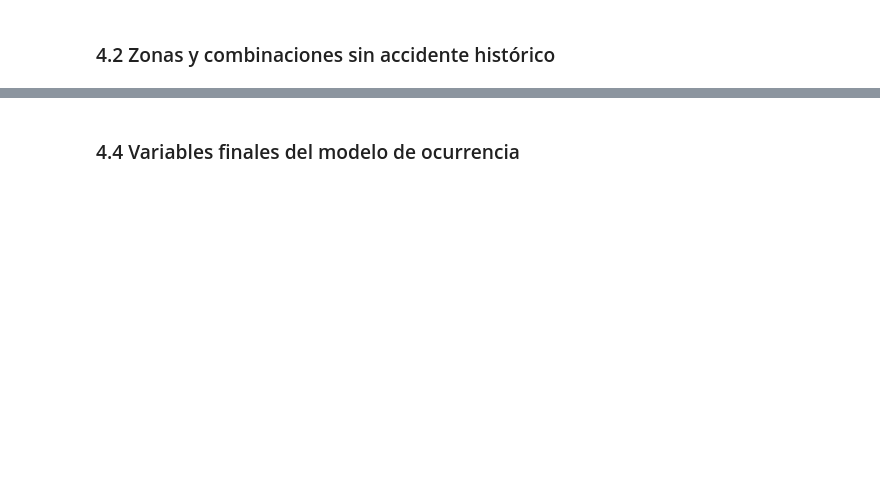
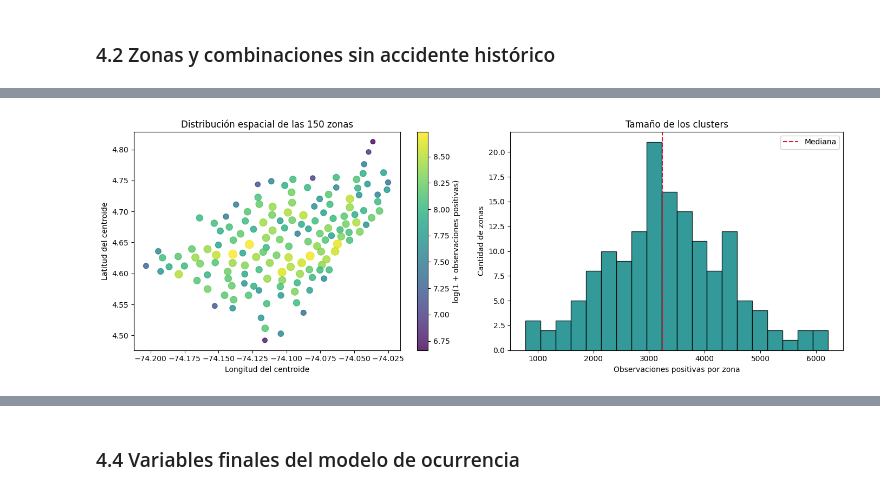
Before and after one commit to carlossil05/Prediruta, a Jupyter notebook: data/construccion_dataset.ipynb, the cells around one changed output, grey strips where cells are left out. Cells and saved outputs as stored; diff of their text form; code cells hidden in the pictures; blank space fills up the shorter version.

```diff
--- a/data/construccion_dataset.ipynb
+++ b/data/construccion_dataset.ipynb
@@ -400,5 +541,6 @@ Se construye la cuadrícula completa de `150 × 12 × 7 × 24 = 302.400` combina
 # %%
 # Agrupar los casos históricos en zonas geográficas
+coordenadas_train = casos_cluster_train[['LATITUD', 'LONGITUD']]
 coordenadas = casos[['LATITUD', 'LONGITUD']]
 
 kmeans = MiniBatchKMeans(
@@ -407,7 +549,8 @@ kmeans = MiniBatchKMeans(
     batch_size=10_000,
     n_init=3
 )
-casos['ZONA_CIUDAD'] = kmeans.fit_predict(coordenadas)
+kmeans.fit(coordenadas_train)
+casos['ZONA_CIUDAD'] = kmeans.predict(coordenadas)
 
 # Conservar los centroides para ubicar cada zona y asignar el clima
 centroides_zona = pd.DataFrame(
@@ -420,0 +576,14 @@ display(centroides_zona.head())
+# %%
+resumen_zonas_cluster = (
+    casos.groupby('ZONA_CIUDAD')
+    .size()
+    .rename('OBSERVACIONES_POSITIVAS')
+    .reset_index()
+    .merge(centroides_zona, on='ZONA_CIUDAD', how='left', validate='1:1')
+)
+
+assert len(resumen_zonas_cluster) == NUMERO_ZONAS
+assert resumen_zonas_cluster['OBSERVACIONES_POSITIVAS'].gt(0).all()
+
+display(resumen_zonas_cluster['OBSERVACIONES_POSITIVAS'].describe().to_frame().T)
+display(resumen_zonas_cluster.nlargest(10, 'OBSERVACIONES_POSITIVAS'))
@@ -421 +604,39 @@ display(centroides_zona.head())
+# %%
+fig, ejes = plt.subplots(1, 2, figsize=(14, 5))
+
+dispersion = ejes[0].scatter(
+    resumen_zonas_cluster['LONGITUD_CENTROIDE'],
+    resumen_zonas_cluster['LATITUD_CENTROIDE'],
+    c=np.log1p(resumen_zonas_cluster['OBSERVACIONES_POSITIVAS']),
+    s=25 + 100 * (
+        resumen_zonas_cluster['OBSERVACIONES_POSITIVAS'] /
+        resumen_zonas_cluster['OBSERVACIONES_POSITIVAS'].max()
+    ),
+    cmap='viridis', alpha=0.8
+)
+ejes[0].set_title('Distribución espacial de las 150 zonas')
+ejes[0].set_xlabel('Longitud del centroide')
+ejes[0].set_ylabel('Latitud del centroide')
+fig.colorbar(
+    dispersion, ax=ejes[0],
+    label='log(1 + observaciones positivas)'
+)
+
+ejes[1].hist(
+    resumen_zonas_cluster['OBSERVACIONES_POSITIVAS'],
+    bins=20, color='teal', edgecolor='black', alpha=0.8
+)
+ejes[1].axvline(
+    resumen_zonas_cluster['OBSERVACIONES_POSITIVAS'].median(),
+    color='crimson', linestyle='--', label='Mediana'
+)
+ejes[1].set_title('Tamaño de los clusters')
+ejes[1].set_xlabel('Observaciones positivas por zona')
+ejes[1].set_ylabel('Cantidad de zonas')
+ejes[1].legend()
+
+plt.tight_layout()
+plt.show()
+# %% [output]
+[figure, added]
 # %%
```
Also changed, not shown: parts of 36 cells of this notebook, 6 other files.
